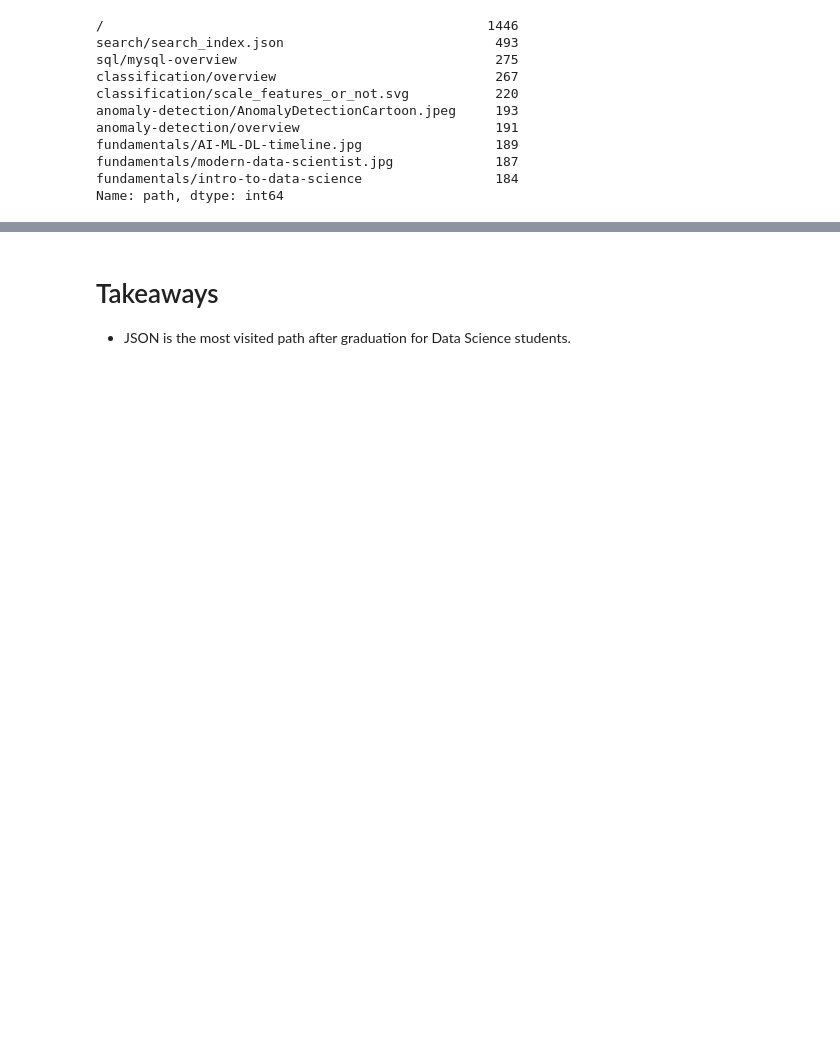
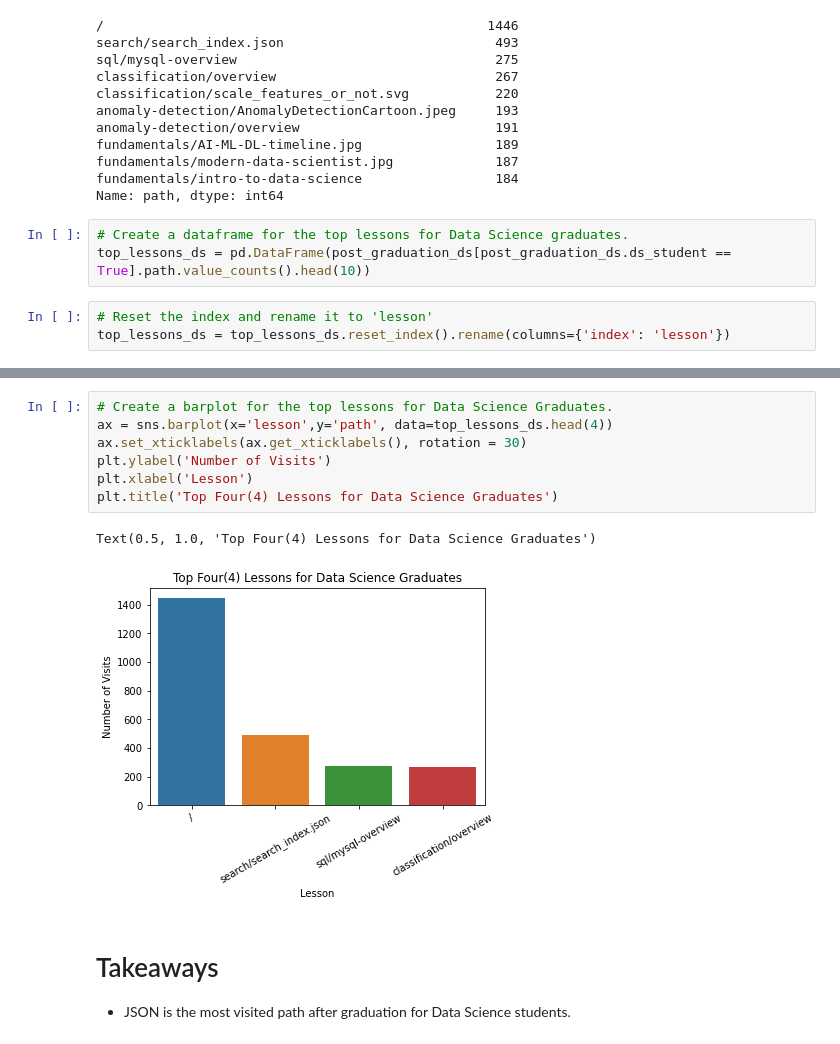
Before and after one commit to AnomalySweeper/user-log-anomaly-detection, a Jupyter notebook: bts-student-log-project-workflow-Copy1.ipynb, the cells around one changed output, grey strips where cells are left out. Drawn from its saved outputs; the diff is of its cells as text; blank space fills up the shorter version.

```diff
--- a/bts-student-log-project-workflow-Copy1.ipynb
+++ b/bts-student-log-project-workflow-Copy1.ipynb
@@ -726,3 +727,9 @@ fundamentals/AI-ML-DL-timeline.jpg                 189
 fundamentals/modern-data-scientist.jpg             187
 fundamentals/intro-to-data-science                 184
 Name: path, dtype: int64
+# %%
+# Create a dataframe for the top lessons for Data Science graduates.
+top_lessons_ds = pd.DataFrame(post_graduation_ds[post_graduation_ds.ds_student == True].path.value_counts().head(10))
+# %%
+# Reset the index and rename it to 'lesson'
+top_lessons_ds = top_lessons_ds.reset_index().rename(columns={'index': 'lesson'})
@@ -729,3 +745,13 @@ Name: path, dtype: int64
+# %%
+# Create a barplot for the top lessons for Data Science Graduates.
+ax = sns.barplot(x='lesson',y='path', data=top_lessons_ds.head(4))
+ax.set_xticklabels(ax.get_xticklabels(), rotation = 30)
+plt.ylabel('Number of Visits')
+plt.xlabel('Lesson')
+plt.title('Top Four(4) Lessons for Data Science Graduates')
+# %% [output]
+Text(0.5, 1.0, 'Top Four(4) Lessons for Data Science Graduates')
+[figure, added]
 # %% [markdown]
 # Takeaways
 * JSON is the most visited path after graduation for Data Science students.
```
Also changed, not shown: parts of 9 cells of this notebook, 4 other files.
